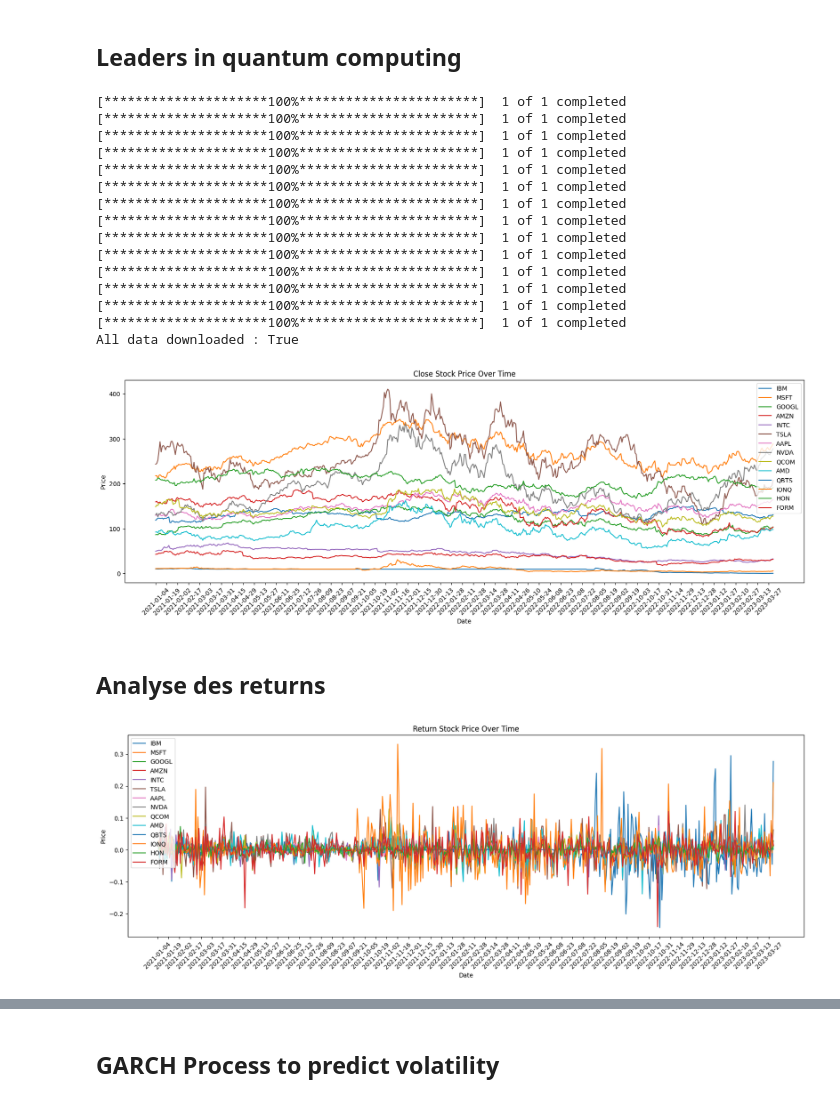
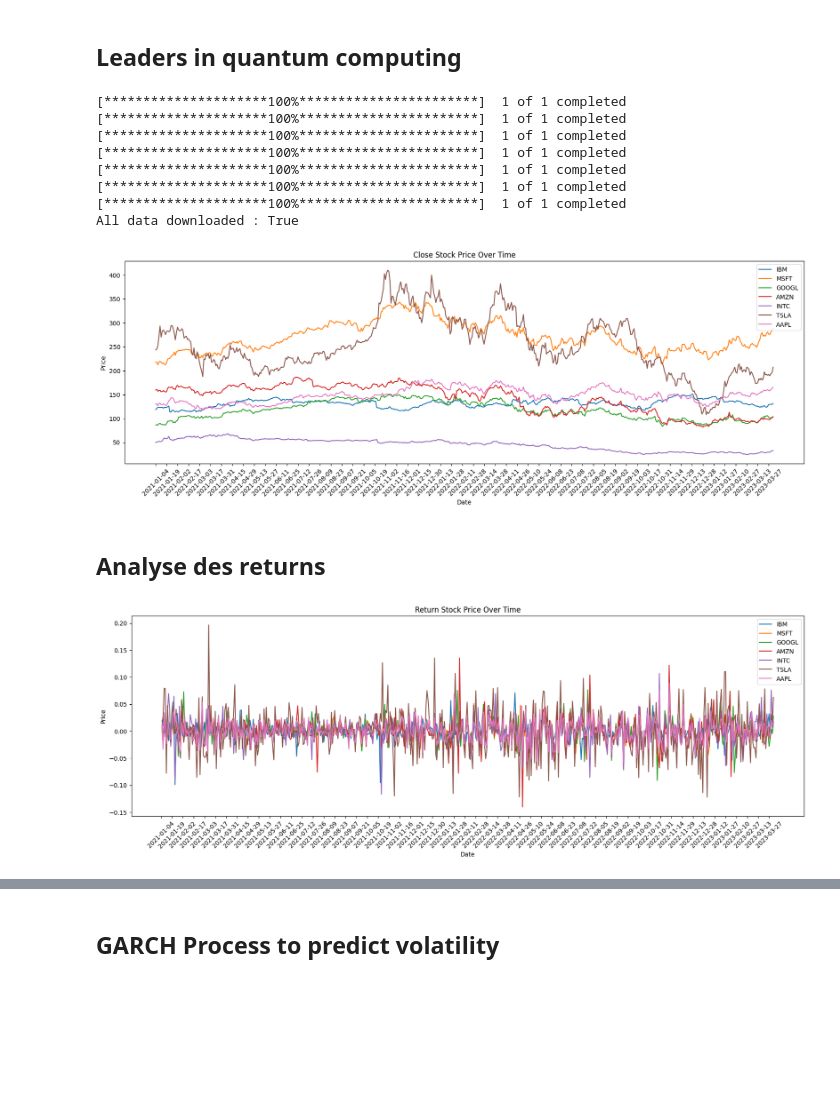
Before and after one commit to mathias-grau/MAP565, a Jupyter notebook: GARCH.ipynb, the cells around one changed output, grey strips where cells are left out. Cells and saved outputs as stored; diff of their text form; code cells hidden in the pictures; blank space fills up the shorter version.

```diff
--- a/GARCH.ipynb
+++ b/GARCH.ipynb
@@ -13,31 +13,24 @@ MID_DATE = datetime(2022, 6, 1)
 # %% [markdown]
 ## Leaders in quantum computing
 # %%
-leaders_quantum_computing = ['IBM', 'MSFT', 'GOOGL', 'AMZN', 'INTC', 'TSLA', 'AAPL', 'NVDA', 'QCOM', 'AMD', 'QBTS', 'IONQ', 'HON', 'FORM']
-
+# leaders_quantum_computing = ['IBM', 'MSFT', 'GOOGL', 'AMZN', 'INTC', 'TSLA', 'AAPL', 'NVDA', 'QCOM', 'AMD', 'QBTS', 'IONQ', 'HON', 'FORM']
+leaders_quantum_computing = ['IBM', 'MSFT', 'GOOGL', 'AMZN', 'INTC', 'TSLA', 'AAPL']
 dict_stock_data = {}
 for stock in leaders_quantum_computing :
     dict_stock_data[stock] = f.get_stock_data(stock, START_DATE, END_DATE)
 
 print(f"All data downloaded : {dict_stock_data.__len__() == len(leaders_quantum_computing)}")
 f.plot_multiple_stock_data(dict_stock_data)
 # %% [output]
-[*********************100%***********************]  1 of 1 completed
-[*********************100%***********************]  1 of 1 completed
-[*********************100%***********************]  1 of 1 completed
-[*********************100%***********************]  1 of 1 completed
-[*********************100%***********************]  1 of 1 completed
-[*********************100%***********************]  1 of 1 completed
-[*********************100%***********************]  1 of 1 completed
 [*********************100%***********************]  1 of 1 completed
 [*********************100%***********************]  1 of 1 completed
 [*********************100%***********************]  1 of 1 completed
 [*********************100%***********************]  1 of 1 completed
 [*********************100%***********************]  1 of 1 completed
 [*********************100%***********************]  1 of 1 completed
 [*********************100%***********************]  1 of 1 completed
 All data downloaded : True
-[figure, old version]
+[figure, new version]
 # %% [markdown]
 ## Analyse des returns
 # %%
@@ -49,7 +42,7 @@ for stock in leaders_quantum_computing:
 # 2. Plot the returns of the stocks
 f.plot_multiple_stock_data(dict_stock_returns, column='return')
 # %% [output]
-[figure, old version]
+[figure, new version]
 # %%
 # plot distribution of returns
 for stock in leaders_quantum_computing:
```
Also changed, not shown: parts of 28 cells of this notebook, 14 other files.
